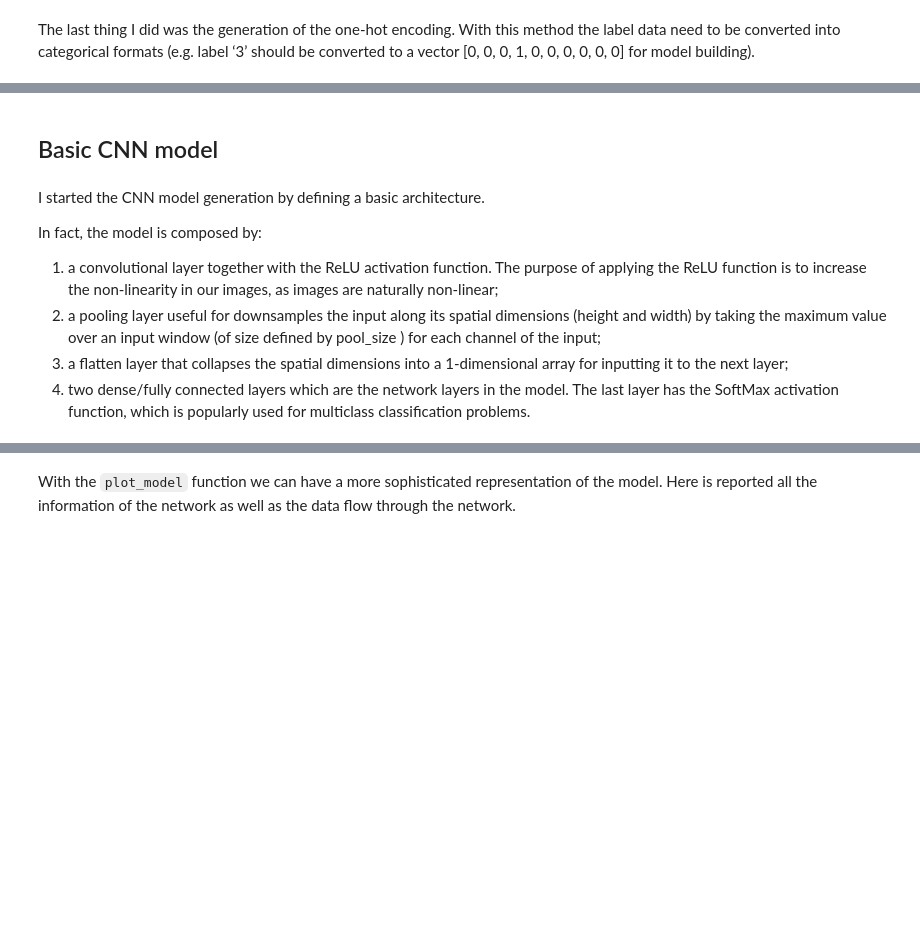
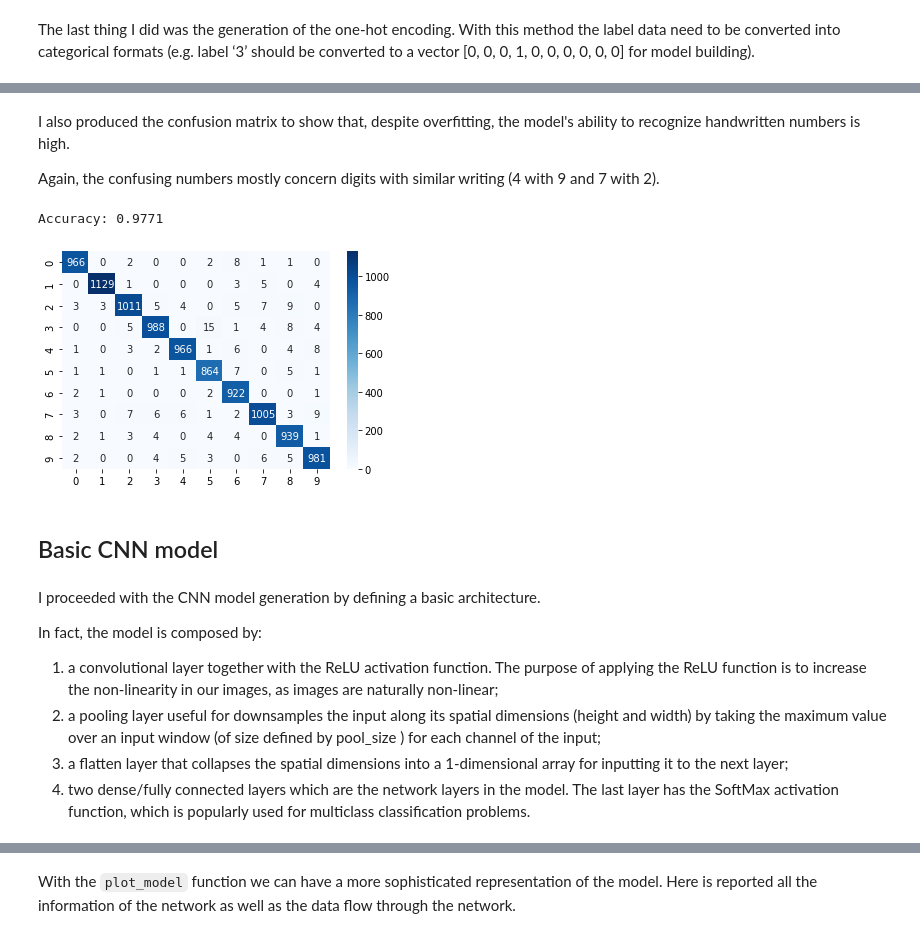
Before and after one commit to matteoorlandi5/machine_learning_project, a Jupyter notebook: Matteo_Orlandi_project.ipynb, the cells around one changed output, grey strips where cells are left out. Drawn from its saved outputs; the diff is of its cells as text; code cells hidden in the pictures; blank space fills up the shorter version.

```diff
--- a/Matteo_Orlandi_project.ipynb
+++ b/Matteo_Orlandi_project.ipynb
@@ -488,7 +587,27 @@ labels_test=tf.keras.utils.to_categorical(labels_test)
+# %% [markdown]
+I also produced the confusion matrix to show that, despite overfitting, the model's ability to recognize handwritten numbers is high.
+
+Again, the confusing numbers mostly concern digits with similar writing (4 with 9 and 7 with 2).
+# %%
+NN_pred_basic = NN_model.predict(images_test)
+NN0_pred_basic=list()
+NN0_lab_basic=list()
+for i in range(len(NN_pred_basic)):
+    NN0_pred_basic.append(np.argmax(NN_pred_basic[i]))
+for i in range(len(labels_test)):
+    NN0_lab_basic.append(np.argmax(labels_test[i]))
+
+NN0_matrix_basic = confusion_matrix(NN0_pred_basic, NN0_lab_basic)
+sns.heatmap(NN0_matrix_basic, annot=True, fmt="d", cmap="Blues")
+NN0_accuracy_basic=accuracy_score(NN0_pred_basic,NN0_lab_basic)
+print('Accuracy:', NN0_accuracy_basic)
+# %% [output]
+Accuracy: 0.9771
+[figure, added]
 # %% [markdown]
 ## Basic CNN model
 # %% [markdown]
-I started the CNN model generation by defining a basic architecture.
+I proceeded with the CNN model generation by defining a basic architecture.
 
 In fact, the model is composed by:
 1.  a convolutional layer together with the ReLU activation function. The purpose of applying the ReLU function is to increase the non-linearity in our images, as images are naturally non-linear;
```
Also changed, not shown: parts of 26 cells of this notebook.
